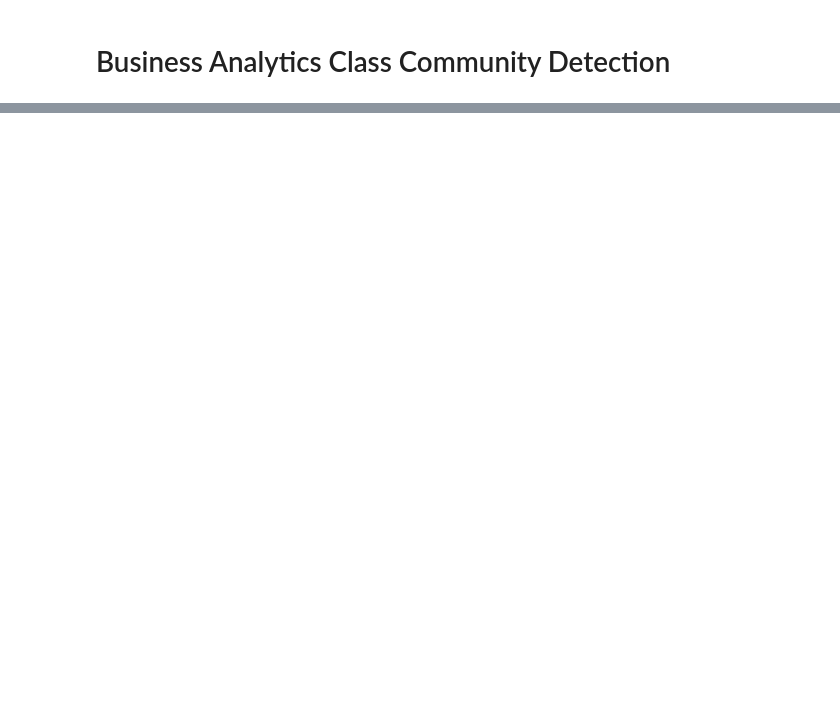
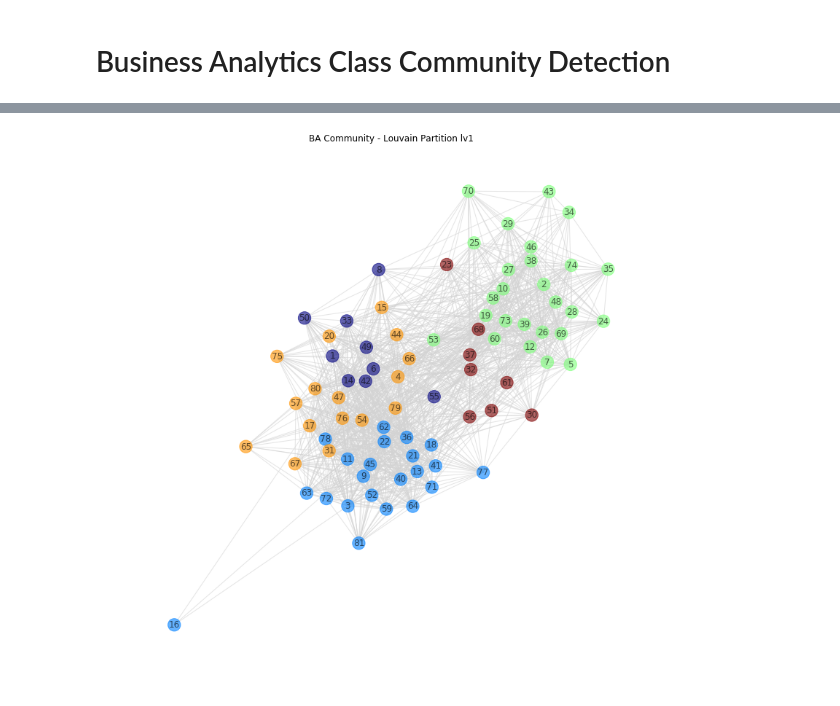
Before and after one commit to Karim01982/preparation, a Jupyter notebook: Autumn_term/Network Analytics/HW3/Question 1/Group_G_Hw3_1_BAclass.ipynb, the cells around one changed output, grey strips where cells are left out. Cells and saved outputs as stored; diff of their text form; code cells hidden in the pictures; blank space fills up the shorter version.

```diff
--- a/Autumn_term/Network Analytics/HW3/Question 1/Group_G_Hw3_1_BAclass.ipynb
+++ b/Autumn_term/Network Analytics/HW3/Question 1/Group_G_Hw3_1_BAclass.ipynb
@@ -98,24 +123,28 @@ for i in list(lv0_part_dict.keys()):
 # %%
 # level 1
 lv1_dict = community.partition_at_level(den, 1)
 lv1_part_dict = dict()
+plt.figure(figsize=(10, 10))
+
 for i in list(set(lv1_dict.values())):
     lv1_part_dict[i] = list()
     for j in list(lv1_dict.keys()):
         if lv1_dict[j] == i:
             lv1_part_dict[i].append(j)
 values = [lv1_dict[node] for node in G.nodes()]
 pos = nx.spring_layout(G)
 nx.draw(G,
         pos,
         cmap = plt.get_cmap('jet'),
         node_color = values,
         node_size = 300,
         alpha = 0.6,
         edge_color = 'lightgray',
         with_labels = True)
 plt.title('BA Community - Louvain Partition lv1')
 plt.show()
+# %% [output]
+[figure, added]
 # %%
 for i in list(lv1_part_dict.keys()):
     print("The " + str(int(i)+1) + "th community contains " + str(len(lv1_part_dict[i])) + " nodes: " + str(lv1_part_dict[i]) + ". \n")
```
Also changed, not shown: parts of 7 cells of this notebook, 1 other file.
